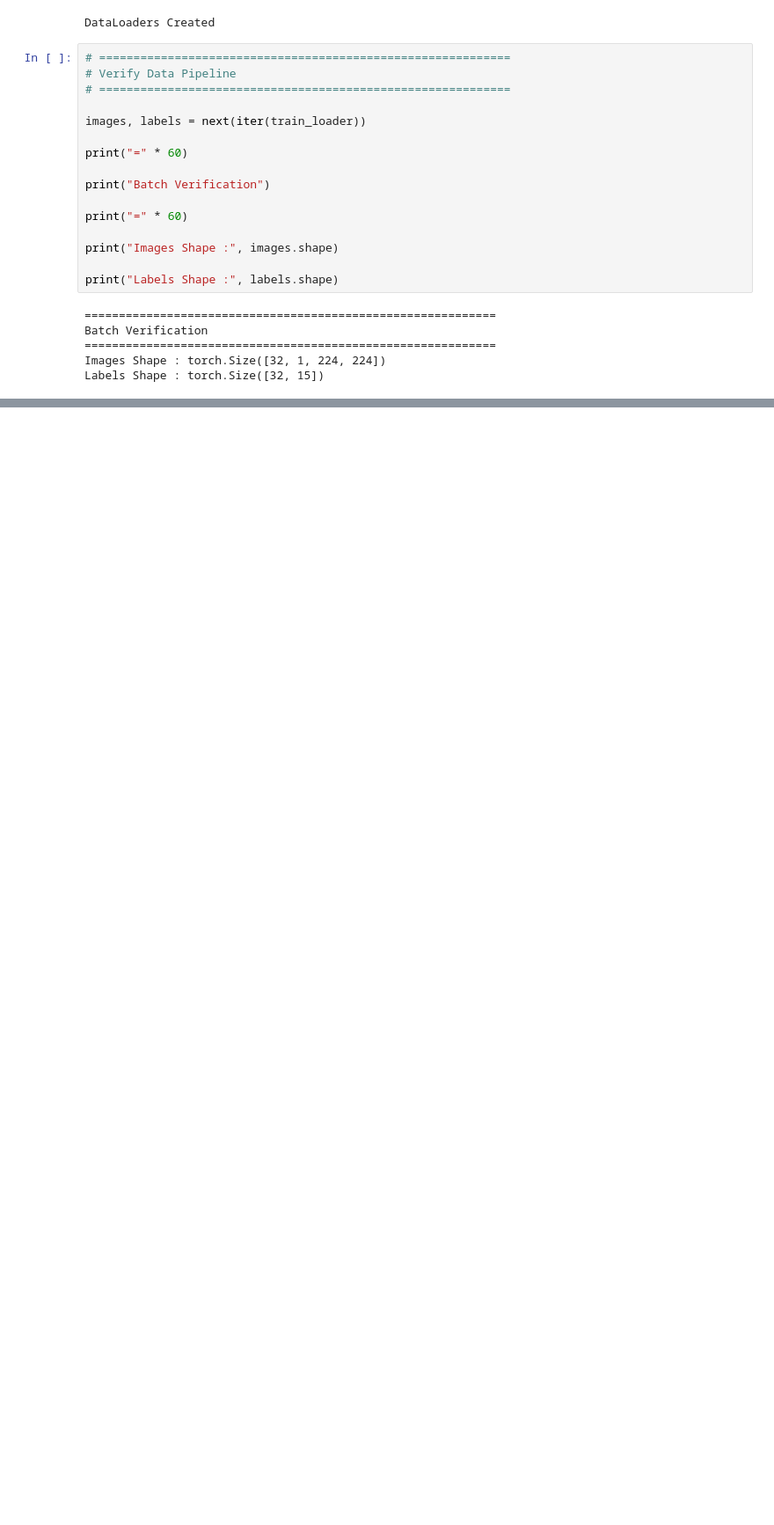
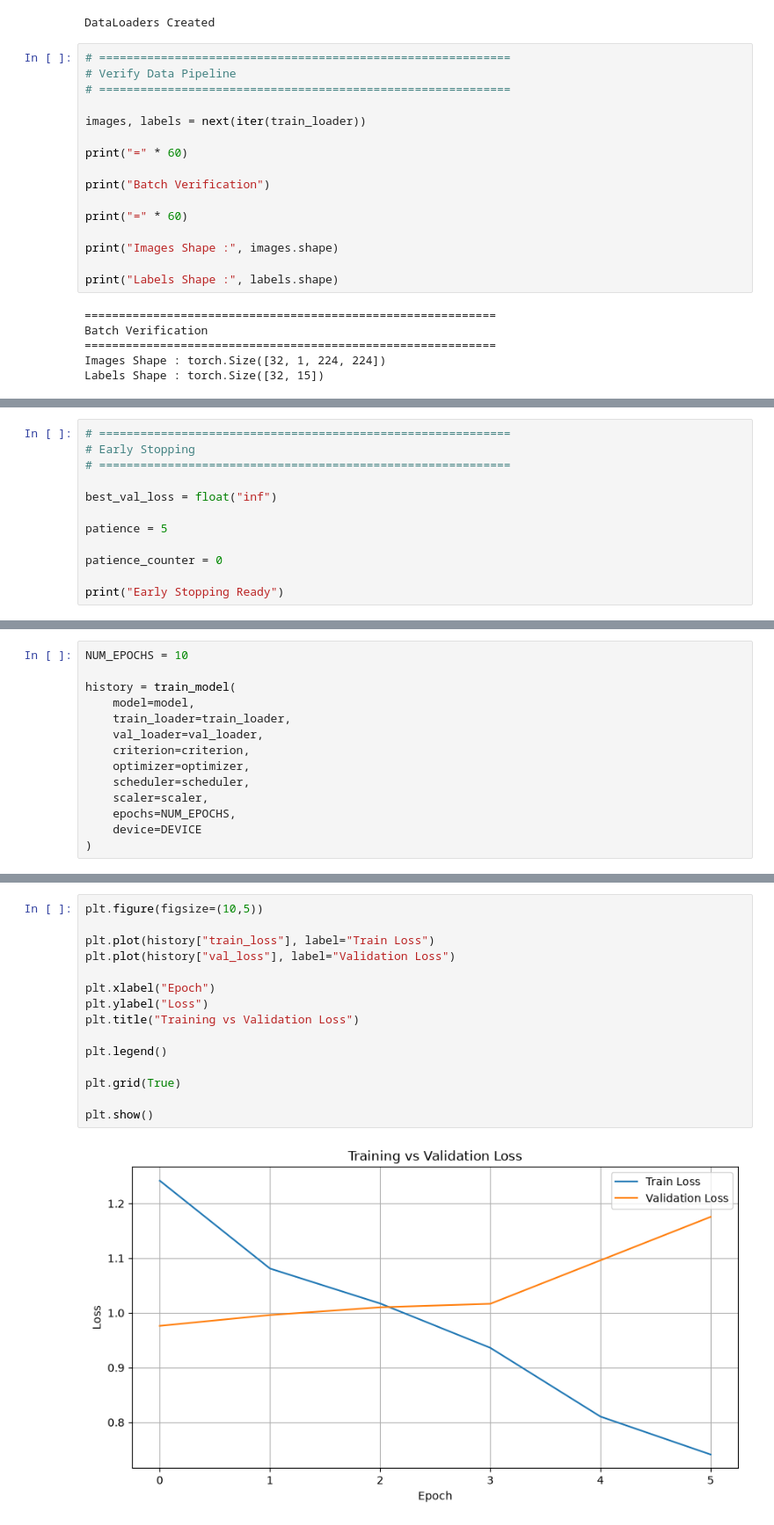
Before and after one commit to navaddip/MED-AGENT, a Jupyter notebook: notebooks/03_model_training.ipynb, the cells around one changed output, grey strips where cells are left out. Shown at 88% size. Cells and saved outputs as stored; diff of their text form; blank space fills up the shorter version.

Commit message:
Complete DenseNet121 training pipeline with transfer learning and mixed precision

```diff
--- a/notebooks/03_model_training.ipynb
+++ b/notebooks/03_model_training.ipynb
@@ -429,0 +838,12 @@ Labels Shape : torch.Size([32, 15])
+# %%
+# ============================================================
+# Early Stopping
+# ============================================================
+
+best_val_loss = float("inf")
+
+patience = 5
+
+patience_counter = 0
+
+print("Early Stopping Ready")
@@ -429,0 +1030,14 @@ Labels Shape : torch.Size([32, 15])
+# %%
+NUM_EPOCHS = 10
+
+history = train_model(
+    model=model,
+    train_loader=train_loader,
+    val_loader=val_loader,
+    criterion=criterion,
+    optimizer=optimizer,
+    scheduler=scheduler,
+    scaler=scaler,
+    epochs=NUM_EPOCHS,
+    device=DEVICE
+)
@@ -429,0 +1112,17 @@ Labels Shape : torch.Size([32, 15])
+# %%
+plt.figure(figsize=(10,5))
+
+plt.plot(history["train_loss"], label="Train Loss")
+plt.plot(history["val_loss"], label="Validation Loss")
+
+plt.xlabel("Epoch")
+plt.ylabel("Loss")
+plt.title("Training vs Validation Loss")
+
+plt.legend()
+
+plt.grid(True)
+
+plt.show()
+# %% [output]
+[figure, added]
```
Also changed, not shown: parts of 31 cells of this notebook.
